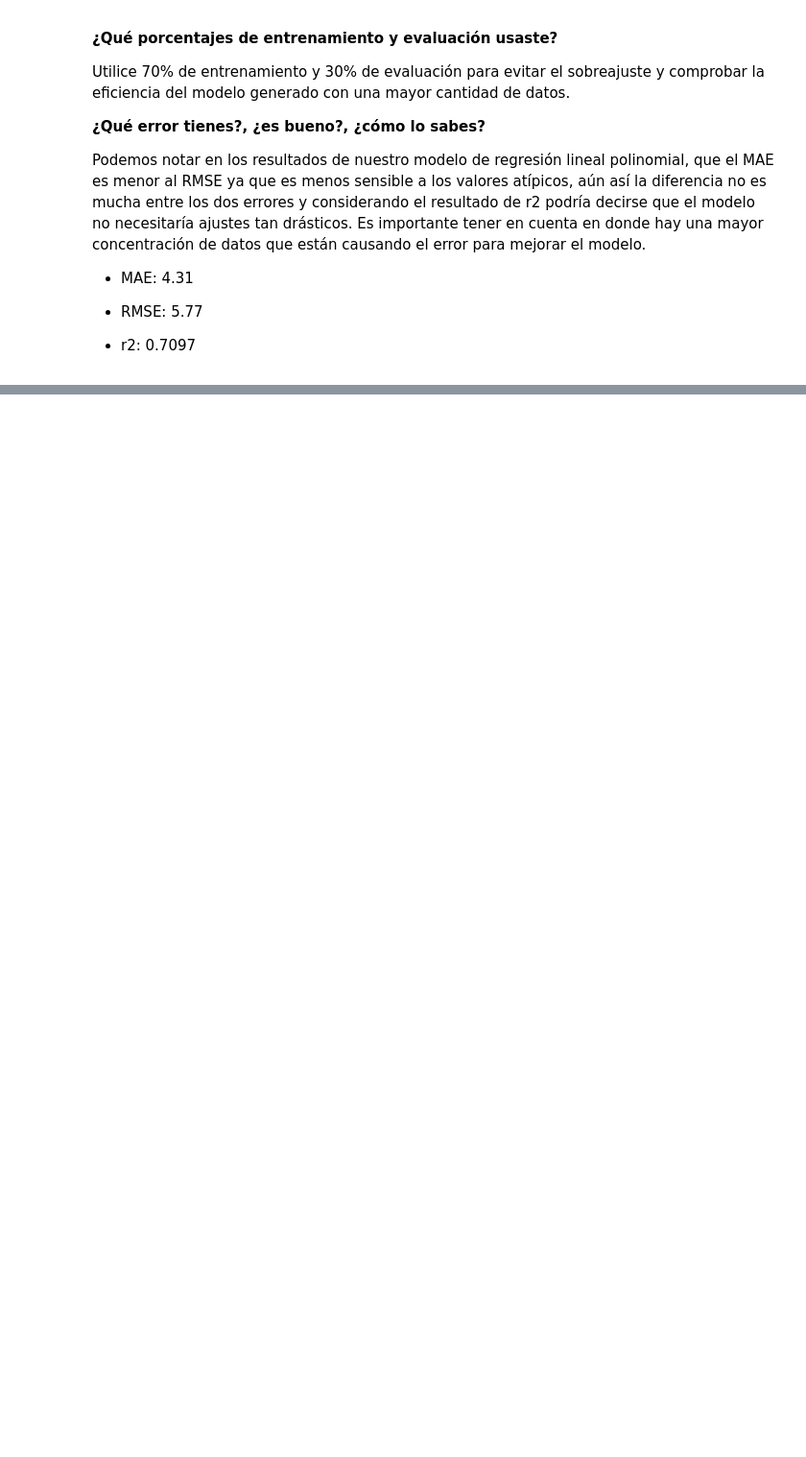
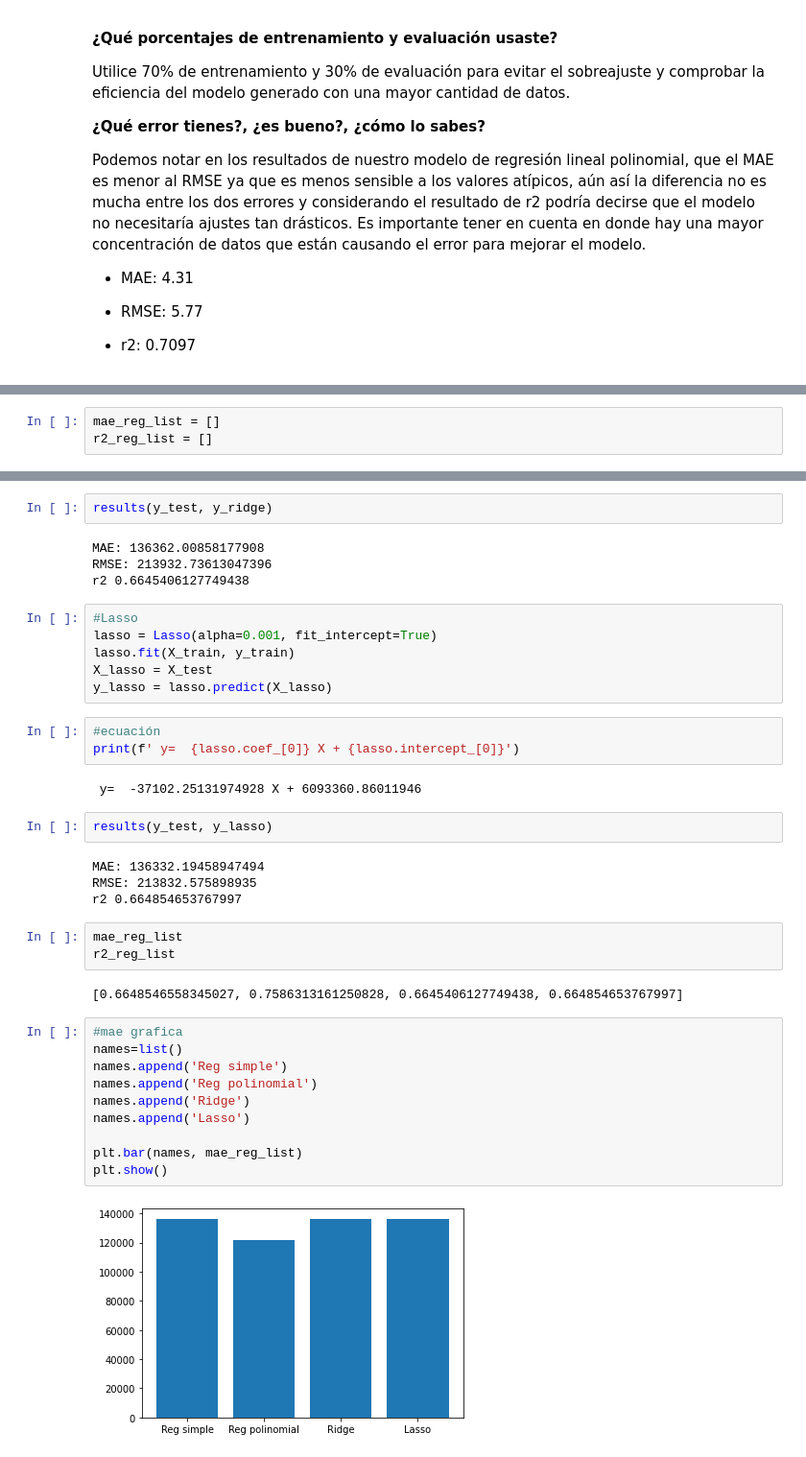
Before and after one commit to PosgradoMNA/actividades-de-aprendizaje-A01794299, a Jupyter notebook: Actividad_semanal_7_Regresiones_y_K_means.ipynb, the cells around one changed output, grey strips where cells are left out. Shown: that part at 96% size. Drawn from its saved outputs; the diff is of its cells as text; blank space fills up the shorter version.

```diff
--- a/Actividad_semanal_7_Regresiones_y_K_means.ipynb
+++ b/Actividad_semanal_7_Regresiones_y_K_means.ipynb
@@ -603,0 +715,3 @@ Podemos notar en los resultados de nuestro modelo de regresión lineal polinomia
+# %%
+mae_reg_list = []
+r2_reg_list = []
@@ -603,0 +782,40 @@ Podemos notar en los resultados de nuestro modelo de regresión lineal polinomia
+# %%
+results(y_test, y_ridge)
+# %% [output]
+MAE: 136362.00858177908
+RMSE: 213932.73613047396
+r2 0.6645406127749438
+# %%
+#Lasso
+lasso = Lasso(alpha=0.001, fit_intercept=True)
+lasso.fit(X_train, y_train)
+X_lasso = X_test
+y_lasso = lasso.predict(X_lasso)
+# %%
+#ecuación
+print(f' y=  {lasso.coef_[0]} X + {lasso.intercept_[0]}')
+# %% [output]
+ y=  -37102.25131974928 X + 6093360.86011946
+# %%
+results(y_test, y_lasso)
+# %% [output]
+MAE: 136332.19458947494
+RMSE: 213832.575898935
+r2 0.664854653767997
+# %%
+mae_reg_list
+r2_reg_list
+# %% [output]
+[0.6648546558345027, 0.7586313161250828, 0.6645406127749438, 0.664854653767997]
+# %%
+#mae grafica
+names=list()
+names.append('Reg simple')
+names.append('Reg polinomial')
+names.append('Ridge')
+names.append('Lasso')
+
+plt.bar(names, mae_reg_list)
+plt.show()
+# %% [output]
+[figure, added]
```
Also changed, not shown: parts of 22 cells of this notebook.
